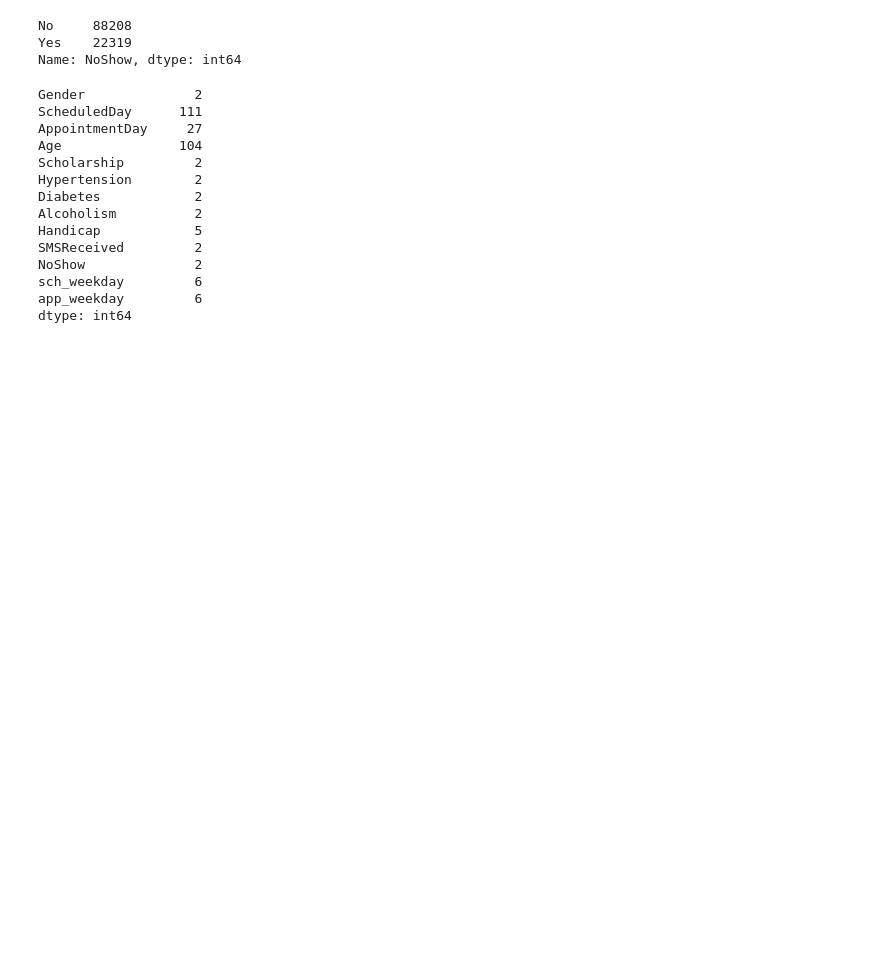
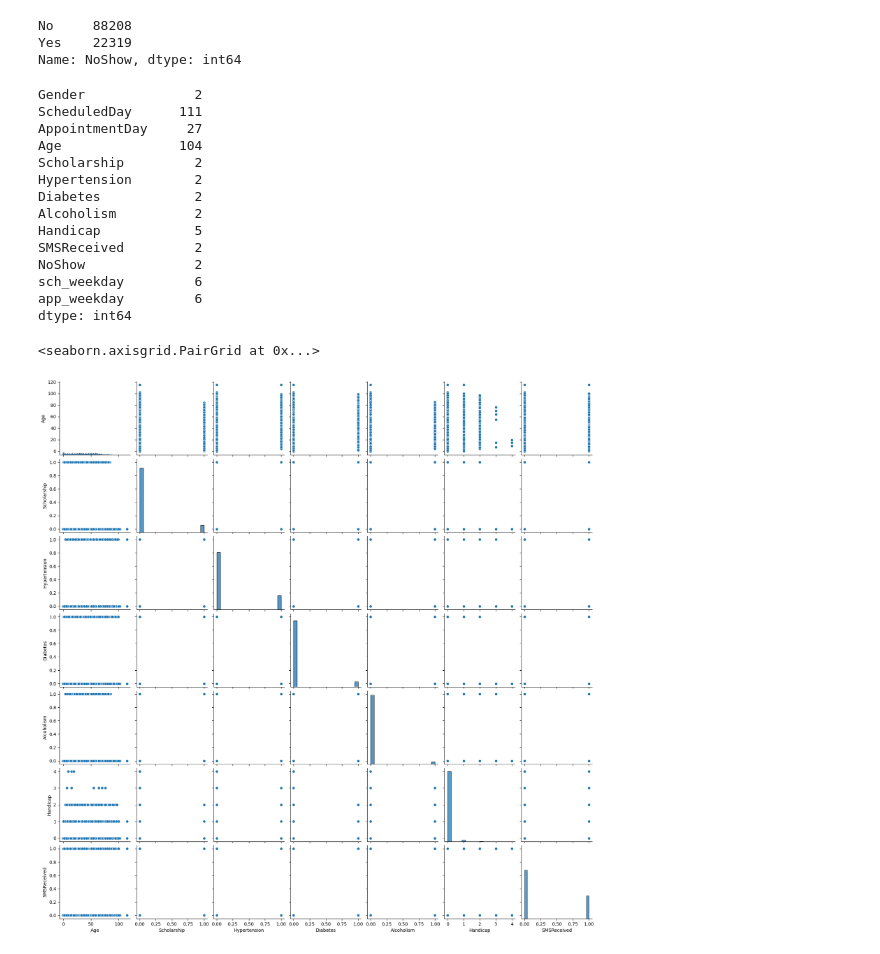
Before and after one commit to Milan1508/HealthCare_Data_Analysis, a Jupyter notebook: healthcare.ipynb, the cells around one changed output. Cells and saved outputs as stored; diff of their text form; code cells hidden in the pictures; blank space fills up the shorter version.

```diff
--- a/healthcare.ipynb
+++ b/healthcare.ipynb
@@ -256,3 +256,8 @@ NoShow              2
 sch_weekday         6
 app_weekday         6
 dtype: int64
+# %%
+sns.pairplot(data=base_data.iloc[:,0:10],)
+# %% [output]
+<seaborn.axisgrid.PairGrid at 0x...>
+[figure, added]
```
Also changed, not shown: parts of 5 cells of this notebook.
